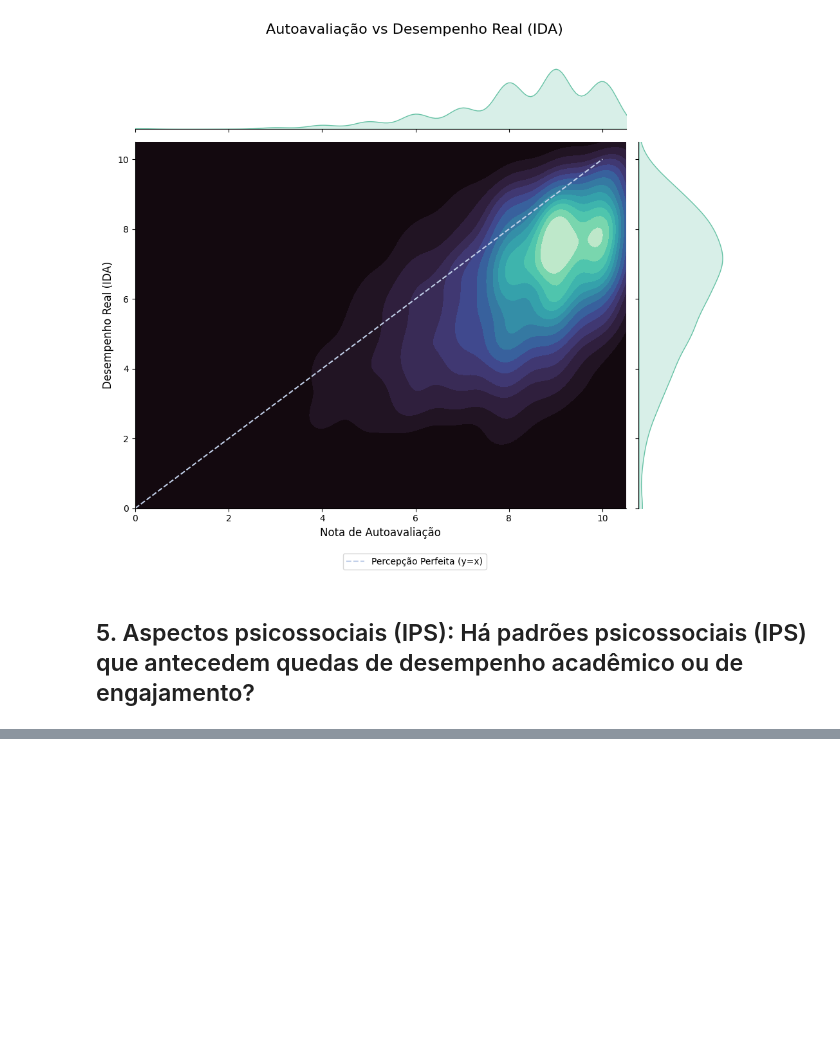
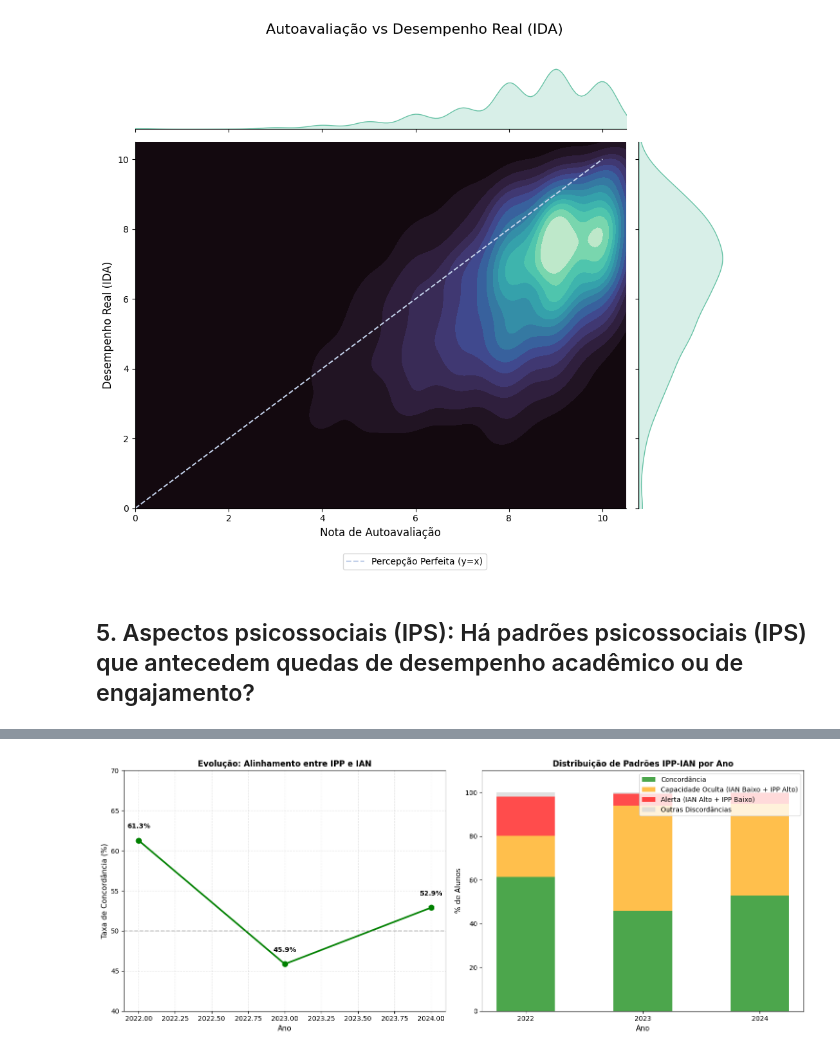
Before and after one commit to tiagoturra/fiap-datathon, a Jupyter notebook: Análise de Dados.ipynb, the cells around one changed output, grey strips where cells are left out. Saved outputs shown, nothing was run; the diff lists cells and outputs as text; code cells hidden in the pictures; blank space fills up the shorter version.

```diff
--- a/Análise de Dados.ipynb
+++ b/Análise de Dados.ipynb
@@ -825,0 +1320,51 @@ plt.show()
+# %%
+# Visualização: Evolução da concordância por ano
+fig, axes = plt.subplots(1, 2, figsize=(15, 6))
+
+# Gráfico 1: Linha de concordância
+axes[0].plot(df_concordancia_ano['Ano'], df_concordancia_ano['Concordância'],
+             marker='o', linewidth=2.5, markersize=8, color='green', label='Concordância')
+axes[0].axhline(y=50, color='gray', linestyle='--', alpha=0.5)
+axes[0].set_xlabel('Ano', fontsize=11)
+axes[0].set_ylabel('Taxa de Concordância (%)', fontsize=11)
+axes[0].set_title('Evolução: Alinhamento entre IPP e IAN', fontsize=12, fontweight='bold')
+axes[0].set_ylim(40, 70)
+axes[0].grid(True, linestyle='--', alpha=0.3)
+
+for idx, row in df_concordancia_ano.iterrows():
+    axes[0].text(row['Ano'], row['Concordância'] + 1.5, f"{row['Concordância']:.1f}%",
+                ha='center', fontsize=10, fontweight='bold')
+
+# Gráfico 2: Stacked bar - distribuição de categorias
+x_pos = range(len(df_concordancia_ano))
+width = 0.5
+
+concordancia_vals = df_concordancia_ano['Concordância'].values
+capacidade_oculta = (df_concordancia_ano['IAN Baixo + IPP Alto'] / df_concordancia_ano['Total'] * 100).values
+alerta_vals = (df_concordancia_ano['IAN Alto + IPP Baixo'] / df_concordancia_ano['Total'] * 100).values
+outros = 100 - concordancia_vals - capacidade_oculta - alerta_vals
+
+axes[1].bar(x_pos, concordancia_vals, width, label='Concordância', color='green', alpha=0.7)
+axes[1].bar(x_pos, capacidade_oculta, width, bottom=concordancia_vals,
+            label='Capacidade Oculta (IAN Baixo + IPP Alto)', color='orange', alpha=0.7)
+
+bottom_2 = concordancia_vals + capacidade_oculta
+axes[1].bar(x_pos, alerta_vals, width, bottom=bottom_2,
+            label='Alerta (IAN Alto + IPP Baixo)', color='red', alpha=0.7)
+
+bottom_3 = bottom_2 + alerta_vals
+axes[1].bar(x_pos, outros, width, bottom=bottom_3,
+            label='Outras Discordâncias', color='lightgray', alpha=0.7)
+
+axes[1].set_xlabel('Ano', fontsize=11)
+axes[1].set_ylabel('% de Alunos', fontsize=11)
+axes[1].set_title('Distribuição de Padrões IPP-IAN por Ano', fontsize=12, fontweight='bold')
+axes[1].set_xticks(x_pos)
+axes[1].set_xticklabels(df_concordancia_ano['Ano'].astype(int))
+axes[1].legend(loc='upper right', fontsize=10)
+axes[1].set_ylim(0, 110)
+
+plt.tight_layout()
+plt.show()
+# %% [output]
+[figure, added]
```
Also changed, not shown: parts of 41 cells of this notebook.
